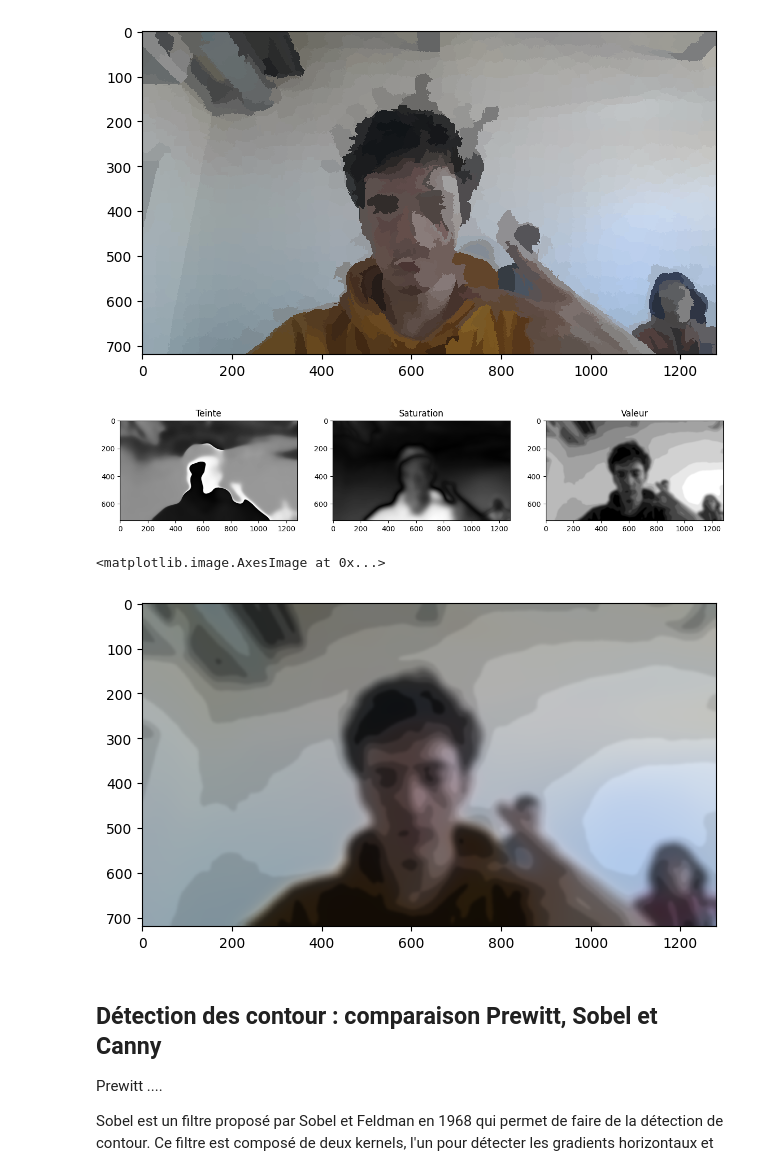
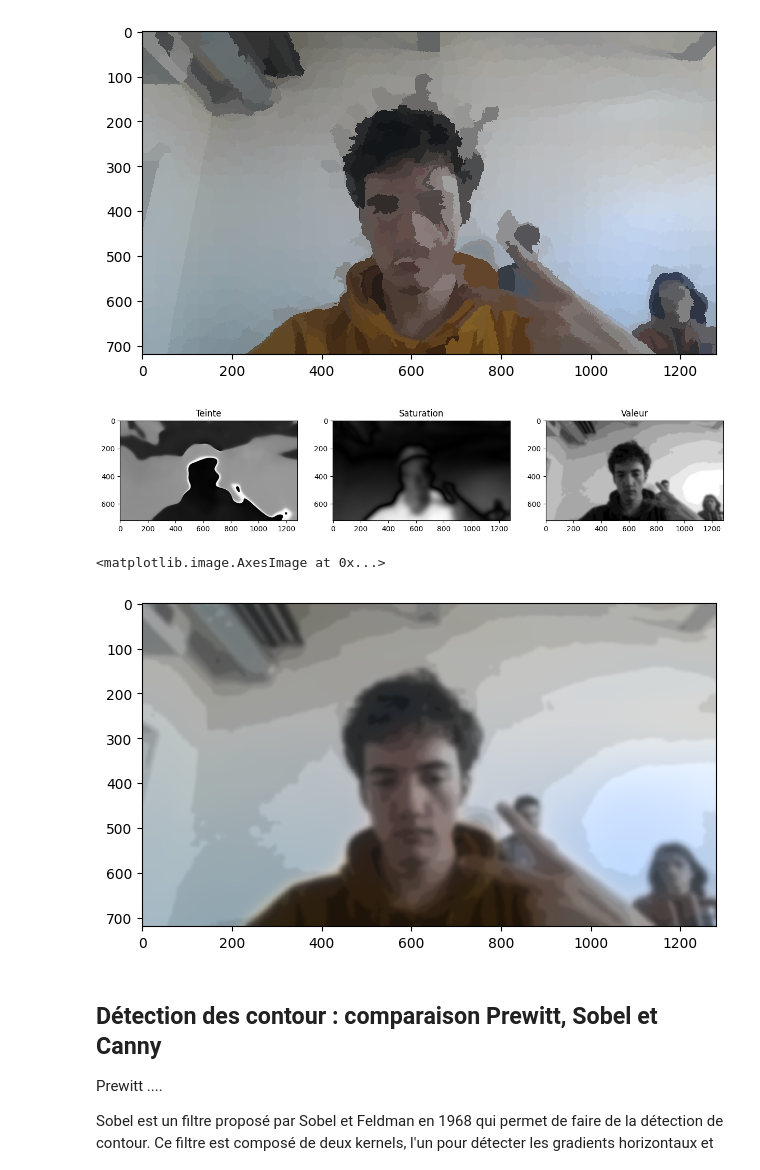
Before and after one commit to PierreVandel/analyse-images-cartoon, a Jupyter notebook: Cartoon.ipynb, the cells around one changed output. Cells and saved outputs as stored; diff of their text form; code cells hidden in the pictures.

```diff
--- a/Cartoon.ipynb
+++ b/Cartoon.ipynb
@@ -46,41 +46,41 @@ import numpy as np
 
 img = util.img_as_float32(io.imread("resources/images/test_1.jpg"))
 
-img = filter.mean(img)
+img = filters.median(img)
 
 blured_img = filters.gaussian(img, sigma = 20)
 
 img_hsv = color.rgb2hsv(blured_img)
 
 blured_img = color.rgb2hsv(blured_img)
 
 
 
 #img_hsv[:,:,2] = filters.gaussian(color.rgb2hsv(posterized_image)[:,:,2], sigma = 4)
-post_amount = 13
+post_amount = 16
 
 def my_function(x):
-    return round(x*post_amount)/post_amount
+    return min(round((x+1/post_amount)*post_amount)/post_amount,1)
 
-contrast_amount = 1
+contrast_amount = 0.8
 
-img_hsv[:,:,2] = filters.gaussian(img, sigma = 8)[:,:,2]**contrast_amount
+img_hsv[:,:,2] = filters.gaussian(img, sigma = 4)[:,:,2]**contrast_amount
 
 img_hsv[:,:,2] = np.vectorize(my_function)(img_hsv[:,:,2])
 
 img_hsv[:,:,2] = filters.gaussian(img_hsv[:,:,2]**(1/contrast_amount), sigma = 3)
 
 fig = plt.figure(figsize=(15, 8))
 for i, c in enumerate(["Teinte", "Saturation", "Valeur"]):
     fig.add_subplot(1, 3, i+1)
     plt.imshow(img_hsv[:,:,i], cmap="gray")
     plt.title(c)
 plt.show()
 
 colors = color.hsv2rgb(img_hsv)
 io.imshow(colors)
 # %% [output]
-[figure, old version]
+[figure, new version]
 <matplotlib.image.AxesImage at 0x...>
 [figure]
 # %% [markdown]
```
Also changed, not shown: parts of 1 cell of this notebook.
